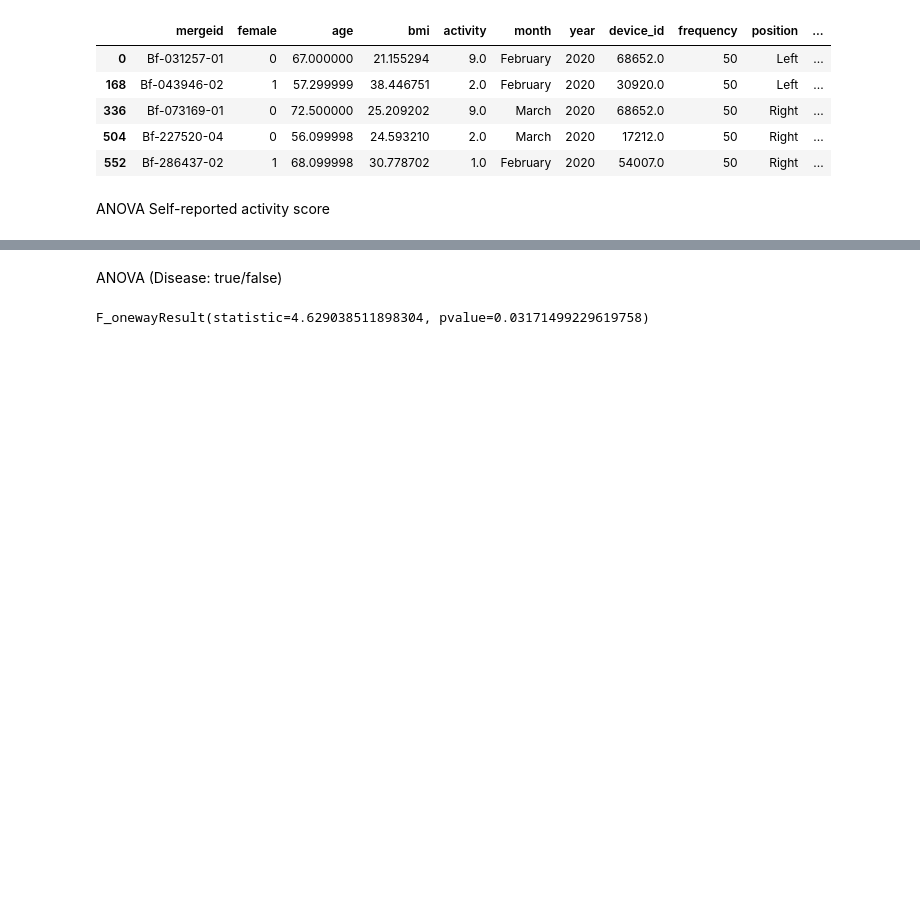
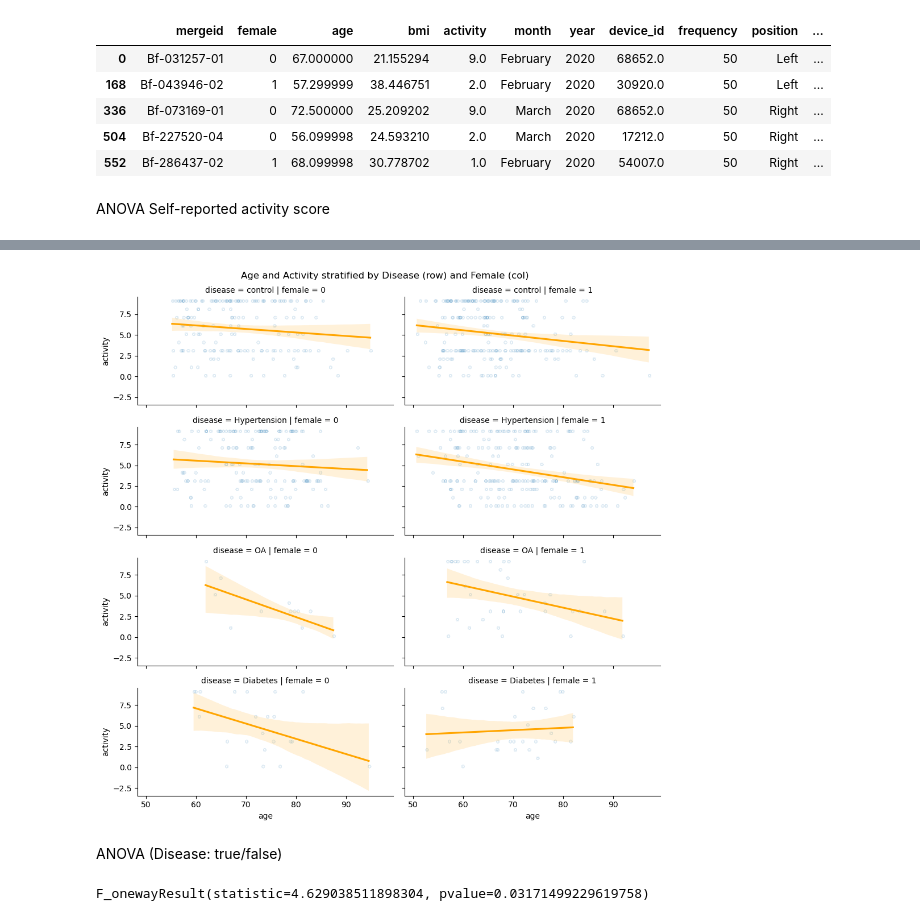
Before and after one commit to mjoeli/csb_project, a Jupyter notebook: test_H_D_OA.ipynb, the cells around one changed output, grey strips where cells are left out. Cells and saved outputs as stored; diff of their text form; code cells hidden in the pictures; blank space fills up the shorter version.

```diff
--- a/test_H_D_OA.ipynb
+++ b/test_H_D_OA.ipynb
@@ -220,3 +243,22 @@ df_stat.boxplot(column='activity', by='disease')
+# %%
+xs = ['age']
+ys = ['activity']
+rows = ['disease']
+cols = ['female']
+
+for (x,y,row,col) in itertools.product(*[xs, ys, rows, cols]):
+    g = sns.lmplot(data=df_stat,
+                col=col, row=row, x=x, y=y,
+                markers="$\circ$", line_kws={'color': 'orange'}, scatter_kws={'lw':0.1, 'facecolor':'none', 'alpha':1},
+                #fit_reg=False,
+                height=2.5, aspect=2)
+    g.fig.suptitle(f'{x.capitalize()} and {y.capitalize()} stratified by {row.capitalize()} (row) and {col.capitalize()} (col)')
+
+    g.tight_layout()
+    plt.savefig(os.path.join(plotdir, f"{'_'.join(['lmplot',x,y,row,col])}.png"))
+    plt.show()
+# %% [output]
+[figure, added]
 # %% [markdown]
 ANOVA (Disease: true/false)
 # %%
```
Also changed, not shown: parts of 22 cells of this notebook, 2 other files.
